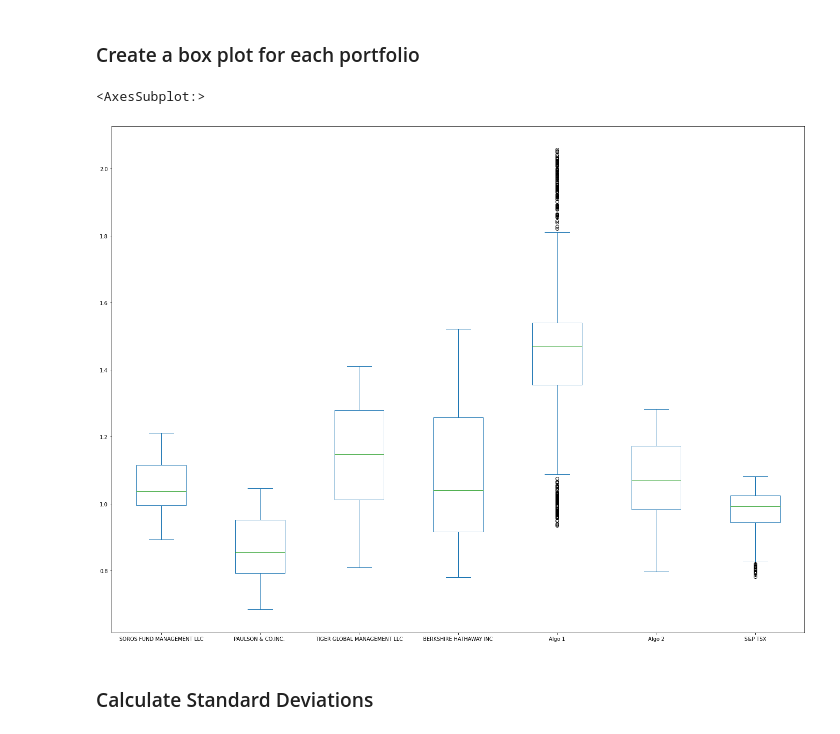
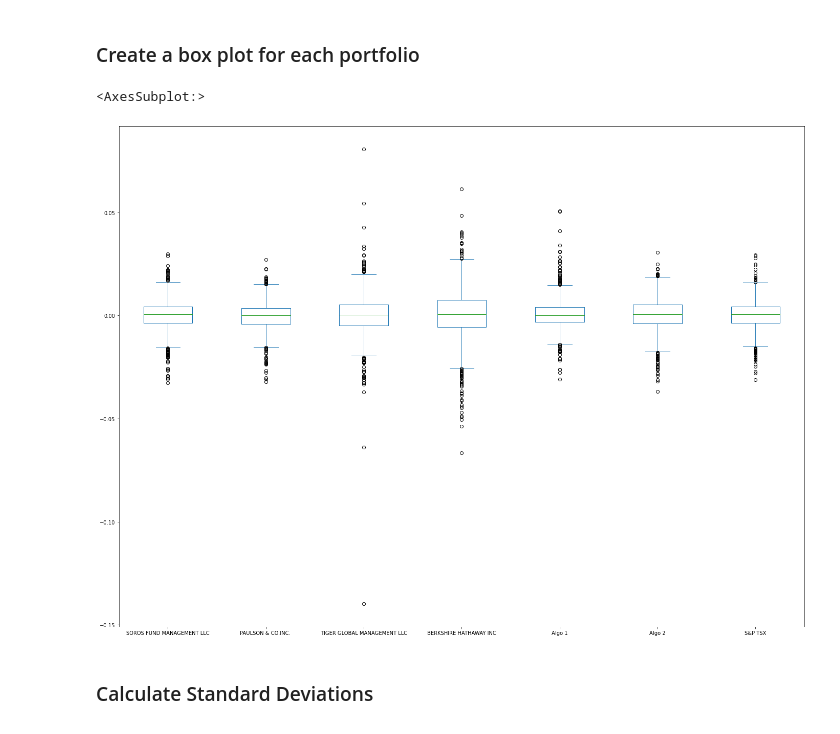
Before and after one commit to vincent-l-j/pandas-analysis, a Jupyter notebook: whale_analysis.ipynb, the cells around one changed output. Saved outputs shown, nothing was run; the diff lists cells and outputs as text; code cells hidden in the pictures.

Commit message:
Box plot daily returns

```diff
--- a/whale_analysis.ipynb
+++ b/whale_analysis.ipynb
@@ -150,10 +150,10 @@ Determine the _risk_ of each portfolio:
 ### Create a box plot for each portfolio
 # %%
 # Box plot to visually show risk
-df_cumprod.plot.box(figsize=(24,18))
+df.plot.box(figsize=(24,18))
 # %% [output]
 <AxesSubplot:>
-[figure, old version]
+[figure, new version]
 # %% [markdown]
 ### Calculate Standard Deviations
 # %%
```
